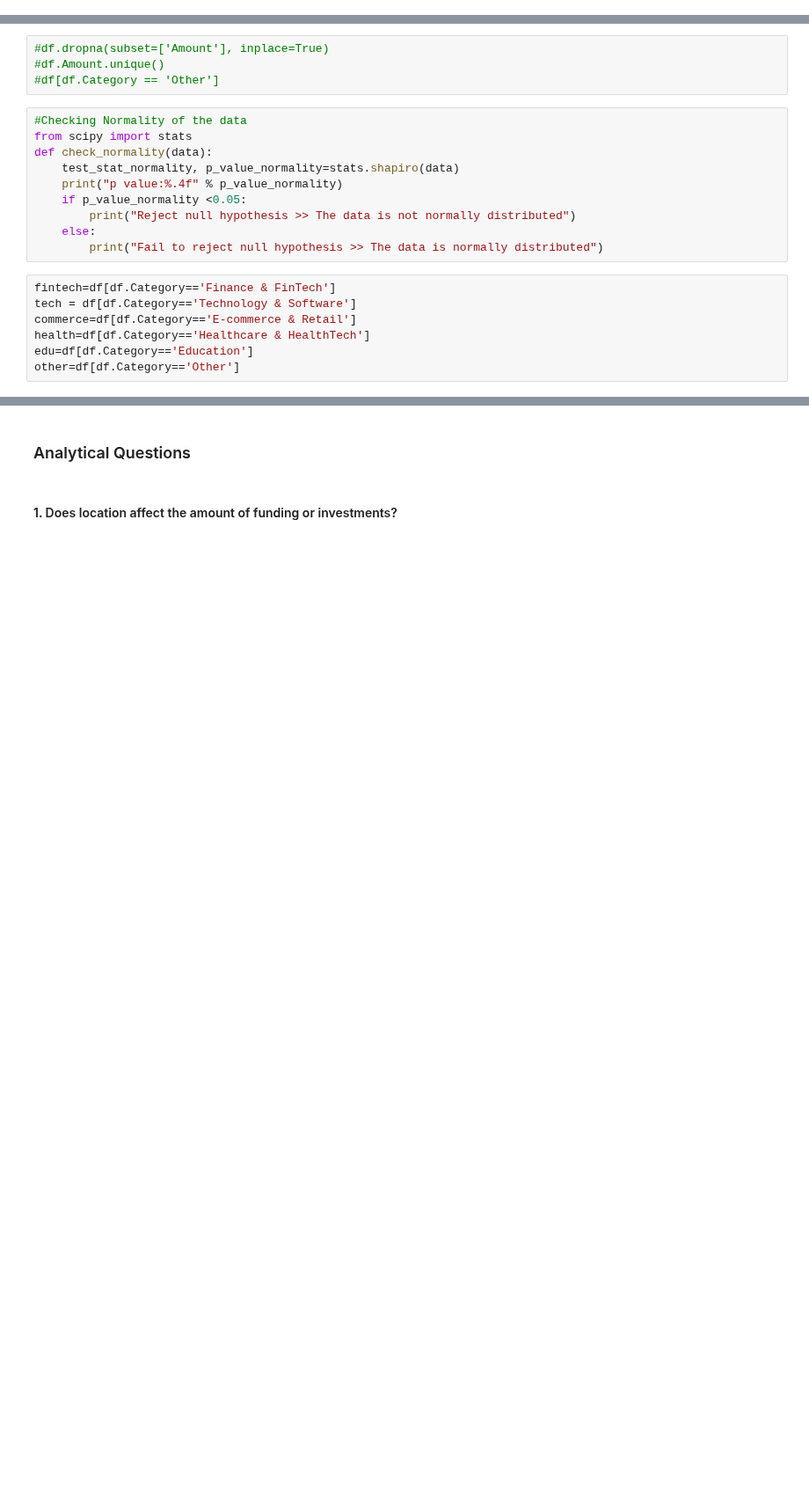
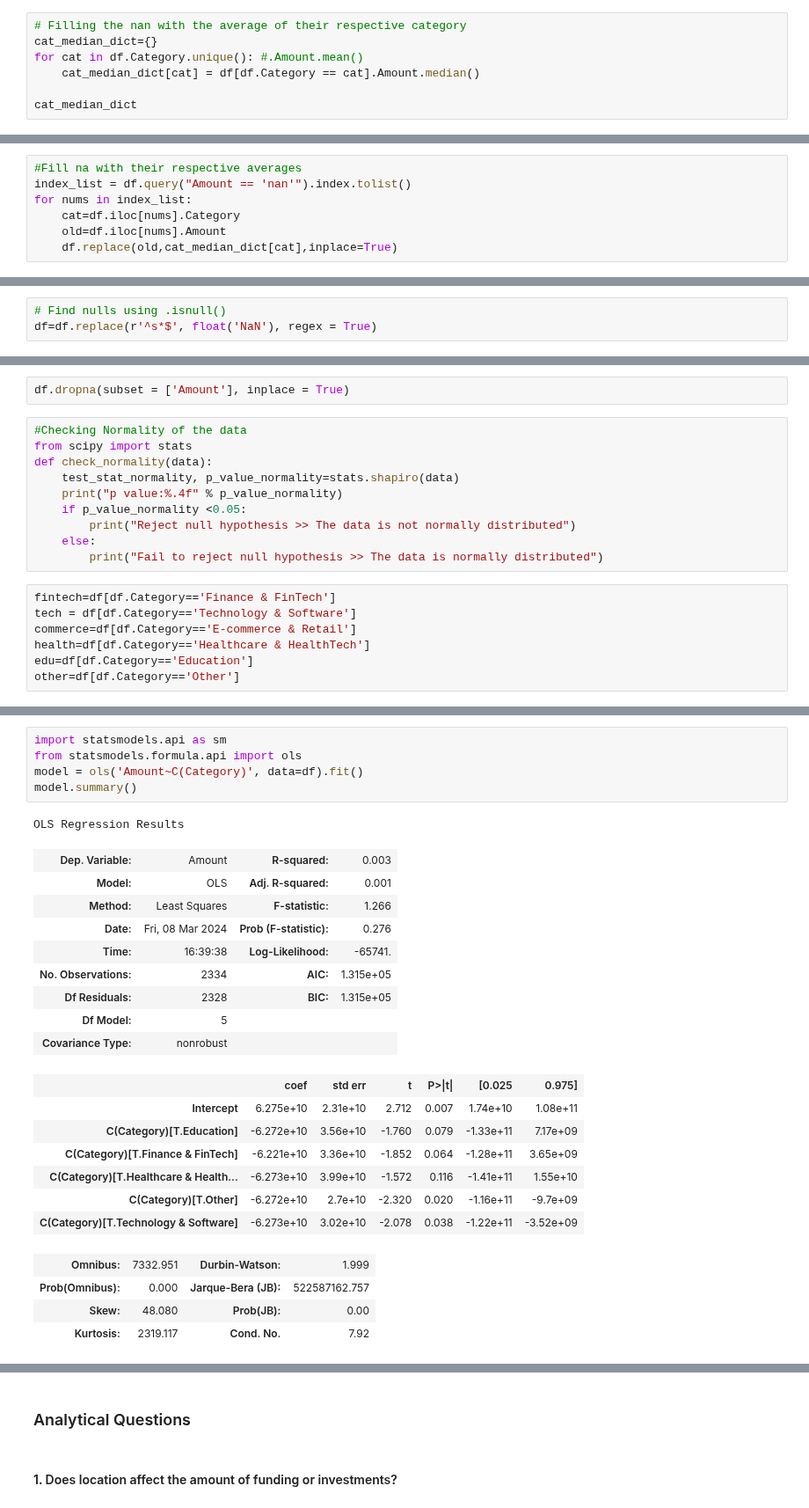
Before and after one commit to kwasichrappah/Indian_start-up_venture_investment_data_analysis, a Jupyter notebook: indian_start-up_capital_investment_data_analysis.ipynb, the cells around one changed output, grey strips where cells are left out. Shown at 88% size. Saved outputs shown, nothing was run; the diff lists cells and outputs as text; blank space fills up the shorter version.

```diff
--- a/indian_start-up_capital_investment_data_analysis.ipynb
+++ b/indian_start-up_capital_investment_data_analysis.ipynb
@@ -405 +275,8 @@ array(['Technology & Software', 'Education', 'E-commerce & Retail',
+# %%
+# Filling the nan with the average of their respective category
+cat_median_dict={}
+for cat in df.Category.unique(): #.Amount.mean()
+    cat_median_dict[cat] = df[df.Category == cat].Amount.median()
+
+cat_median_dict
 # %%
@@ -432,0 +296,7 @@ for nums in index_list:
+# %%
+#Fill na with their respective averages
+index_list = df.query("Amount == 'nan'").index.tolist()
+for nums in index_list:
+    cat=df.iloc[nums].Category
+    old=df.iloc[nums].Amount
+    df.replace(old,cat_median_dict[cat],inplace=True)
@@ -432,0 +322,3 @@ for nums in index_list:
+# %%
+# Find nulls using .isnull()
+df=df.replace(r'^s*$', float('NaN'), regex = True)
@@ -433,7 +344,5 @@ for nums in index_list:
 # %%
-#df.dropna(subset=['Amount'], inplace=True)
-#df.Amount.unique()
-#df[df.Category == 'Other']
+df.dropna(subset = ['Amount'], inplace = True)
 # %%
 #Checking Normality of the data
 from scipy import stats
@@ -485,0 +402,27 @@ Fail to reject null hypothesis >> The variances of the samples are same.
+# %%
+import statsmodels.api as sm
+from statsmodels.formula.api import ols
+model = ols('Amount~C(Category)', data=df).fit()
+model.summary()
+# %% [output]
+OLS Regression Results
+| Dep. Variable: | Amount | R-squared: | 0.003 |
+| Model: | OLS | Adj. R-squared: | 0.001 |
+| Method: | Least Squares | F-statistic: | 1.266 |
+| Date: | Fri, 08 Mar 2024 | Prob (F-statistic): | 0.276 |
+| Time: | 16:39:38 | Log-Likelihood: | -65741. |
+| No. Observations: | 2334 | AIC: | 1.315e+05 |
+| Df Residuals: | 2328 | BIC: | 1.315e+05 |
+| Df Model: | 5 |  |  |
+| Covariance Type: | nonrobust |  |  |
+|  | coef | std err | t | P>|t| | [0.025 | 0.975] |
+| Intercept | 6.275e+10 | 2.31e+10 | 2.712 | 0.007 | 1.74e+10 | 1.08e+11 |
+| C(Category)[T.Education] | -6.272e+10 | 3.56e+10 | -1.760 | 0.079 | -1.33e+11 | 7.17e+09 |
+| C(Category)[T.Finance & FinTech] | -6.221e+10 | 3.36e+10 | -1.852 | 0.064 | -1.28e+11 | 3.65e+09 |
+| C(Category)[T.Healthcare & Health... | -6.273e+10 | 3.99e+10 | -1.572 | 0.116 | -1.41e+11 | 1.55e+10 |
+| C(Category)[T.Other] | -6.272e+10 | 2.7e+10 | -2.320 | 0.020 | -1.16e+11 | -9.7e+09 |
+| C(Category)[T.Technology & Software] | -6.273e+10 | 3.02e+10 | -2.078 | 0.038 | -1.22e+11 | -3.52e+09 |
+| Omnibus: | 7332.951 | Durbin-Watson: | 1.999 |
+| Prob(Omnibus): | 0.000 | Jarque-Bera (JB): | 522587162.757 |
+| Skew: | 48.080 | Prob(JB): | 0.00 |
+| Kurtosis: | 2319.117 | Cond. No. | 7.92 |
```
Also changed, not shown: parts of 42 cells of this notebook.
